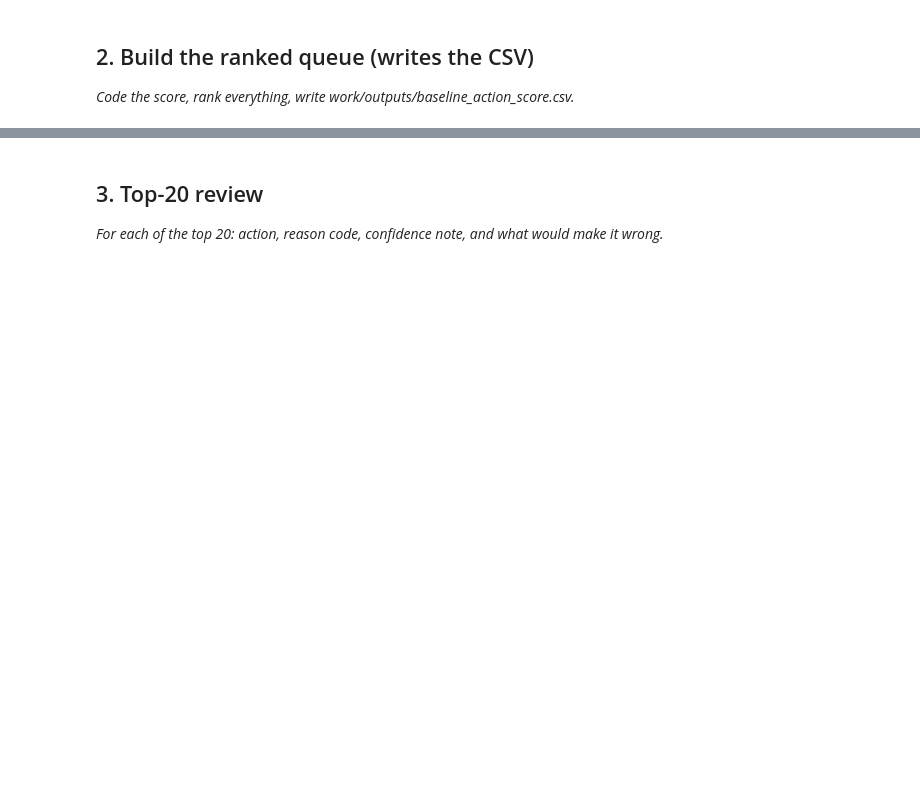
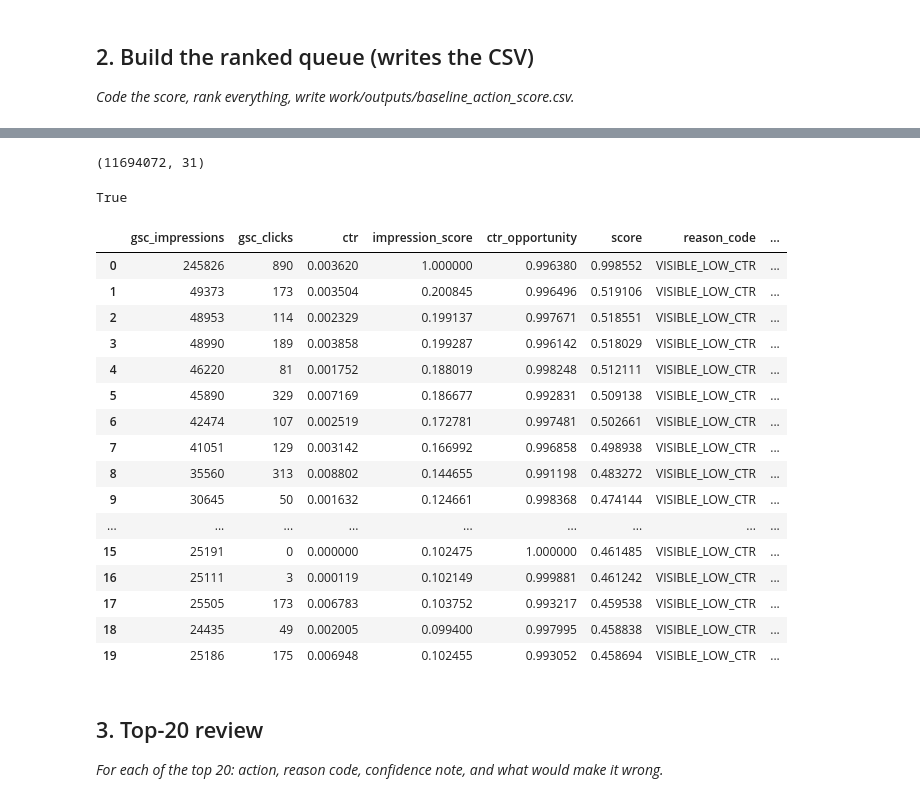
Before and after one commit to ibrahimcancode/flyrank-ml-internship, a Jupyter notebook: work/notebooks/w04_baseline_score.ipynb, the cells around one changed output, grey strips where cells are left out. Cells and saved outputs as stored; diff of their text form; code cells hidden in the pictures; blank space fills up the shorter version.

Commit message:
Add files via upload
Complete ML-07 baseline score notebook

```diff
--- a/work/notebooks/w04_baseline_score.ipynb
+++ b/work/notebooks/w04_baseline_score.ipynb
@@ -23,3 +556,45 @@ This skeleton is yours to fill. Work the sections **in order** — each one has
+# %%
+from huggingface_hub import hf_hub_download
+
+file_path = hf_hub_download(
+    repo_id="FlyRank/internship-warehouse",
+    filename="fact_content_daily_performance_sample.parquet",
+    repo_type="dataset"
+)
+
+df = pd.read_parquet(file_path)
+
+print(df.shape)
+# %% [output]
+(11694072, 31)
+# %%
+import os
+
+os.path.exists("work/outputs/baseline_action_score.csv")
+# %% [output]
+True
+# %%
+baseline = pd.read_csv("work/outputs/baseline_action_score.csv")
+
+baseline.head(20)
+# %% [output]
+|  | gsc_impressions | gsc_clicks | ctr | impression_score | ctr_opportunity | score | reason_code | ... |
+| 0 | 245826 | 890 | 0.003620 | 1.000000 | 0.996380 | 0.998552 | VISIBLE_LOW_CTR | ... |
+| 1 | 49373 | 173 | 0.003504 | 0.200845 | 0.996496 | 0.519106 | VISIBLE_LOW_CTR | ... |
+| 2 | 48953 | 114 | 0.002329 | 0.199137 | 0.997671 | 0.518551 | VISIBLE_LOW_CTR | ... |
+| 3 | 48990 | 189 | 0.003858 | 0.199287 | 0.996142 | 0.518029 | VISIBLE_LOW_CTR | ... |
+| 4 | 46220 | 81 | 0.001752 | 0.188019 | 0.998248 | 0.512111 | VISIBLE_LOW_CTR | ... |
+| 5 | 45890 | 329 | 0.007169 | 0.186677 | 0.992831 | 0.509138 | VISIBLE_LOW_CTR | ... |
+| 6 | 42474 | 107 | 0.002519 | 0.172781 | 0.997481 | 0.502661 | VISIBLE_LOW_CTR | ... |
+| 7 | 41051 | 129 | 0.003142 | 0.166992 | 0.996858 | 0.498938 | VISIBLE_LOW_CTR | ... |
+| 8 | 35560 | 313 | 0.008802 | 0.144655 | 0.991198 | 0.483272 | VISIBLE_LOW_CTR | ... |
+| 9 | 30645 | 50 | 0.001632 | 0.124661 | 0.998368 | 0.474144 | VISIBLE_LOW_CTR | ... |
+| ... | ... | ... | ... | ... | ... | ... | ... | ... |
+| 15 | 25191 | 0 | 0.000000 | 0.102475 | 1.000000 | 0.461485 | VISIBLE_LOW_CTR | ... |
+| 16 | 25111 | 3 | 0.000119 | 0.102149 | 0.999881 | 0.461242 | VISIBLE_LOW_CTR | ... |
+| 17 | 25505 | 173 | 0.006783 | 0.103752 | 0.993217 | 0.459538 | VISIBLE_LOW_CTR | ... |
+| 18 | 24435 | 49 | 0.002005 | 0.099400 | 0.997995 | 0.458838 | VISIBLE_LOW_CTR | ... |
+| 19 | 25186 | 175 | 0.006948 | 0.102455 | 0.993052 | 0.458694 | VISIBLE_LOW_CTR | ... |
 # %% [markdown]
 ## 3. Top-20 review
 
```
Also changed, not shown: parts of 33 cells of this notebook.
